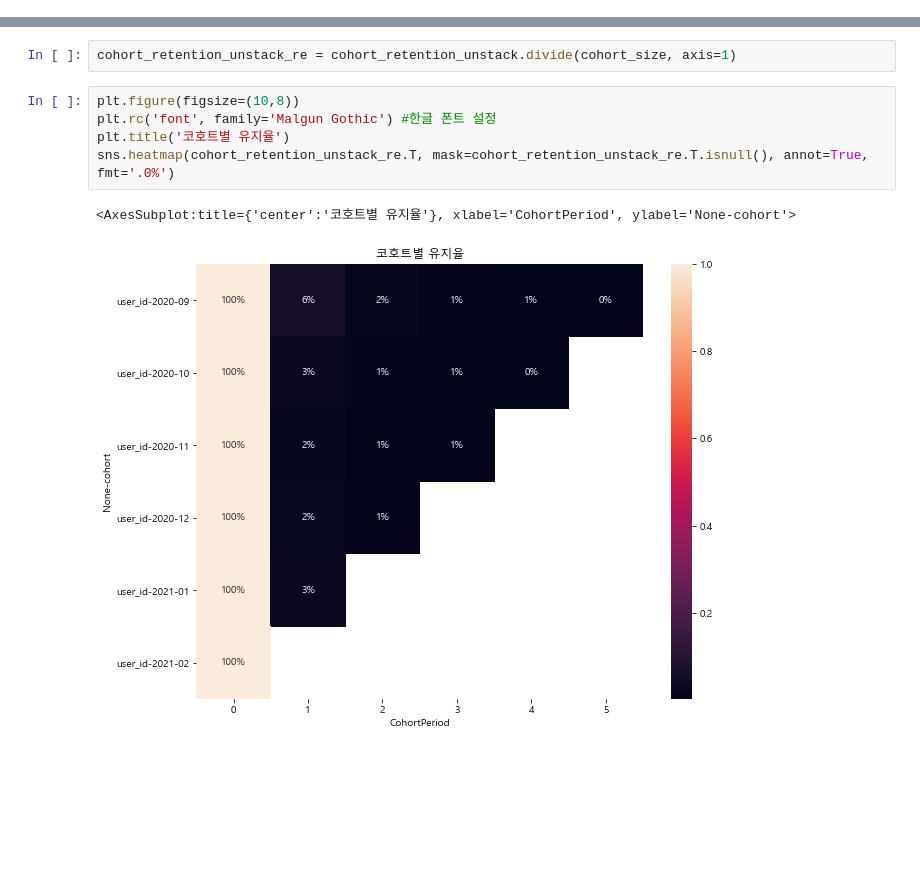
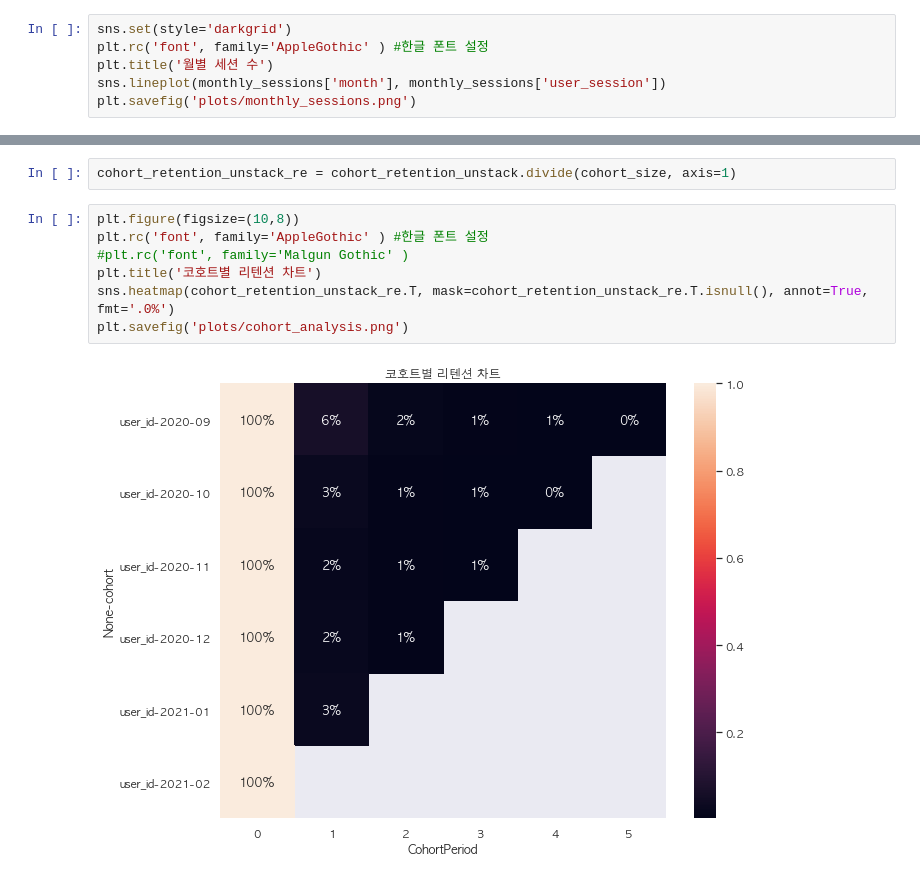
Before and after one commit to king-rabbit/estore-user-log, a Jupyter notebook: EDA.ipynb, the cells around one changed output, grey strips where cells are left out. Saved outputs shown, nothing was run; the diff lists cells and outputs as text; blank space fills up the shorter version.

```diff
--- a/EDA.ipynb
+++ b/EDA.ipynb
@@ -71,0 +69,6 @@ sns.lineplot(monthly_sessions['month'], monthly_sessions['user_session'])
+# %%
+sns.set(style='darkgrid')
+plt.rc('font', family='AppleGothic' ) #한글 폰트 설정
+plt.title('월별 세션 수')
+sns.lineplot(monthly_sessions['month'], monthly_sessions['user_session'])
+plt.savefig('plots/monthly_sessions.png')
@@ -152,9 +161,10 @@ cohort_size = cohort_retention_unstack.T[0]
 cohort_retention_unstack_re = cohort_retention_unstack.divide(cohort_size, axis=1)
 # %%
 plt.figure(figsize=(10,8))
-plt.rc('font', family='Malgun Gothic') #한글 폰트 설정
-plt.title('코호트별 유지율')
+plt.rc('font', family='AppleGothic' ) #한글 폰트 설정
+#plt.rc('font', family='Malgun Gothic' )
+plt.title('코호트별 리텐션 차트')
 sns.heatmap(cohort_retention_unstack_re.T, mask=cohort_retention_unstack_re.T.isnull(), annot=True, fmt='.0%')
+plt.savefig('plots/cohort_analysis.png')
 # %% [output]
-<AxesSubplot:title={'center':'코호트별 유지율'}, xlabel='CohortPeriod', ylabel='None-cohort'>
-[figure, old version]
+[figure, new version]
```
Also changed, not shown: parts of 7 cells of this notebook, 9 other files.
